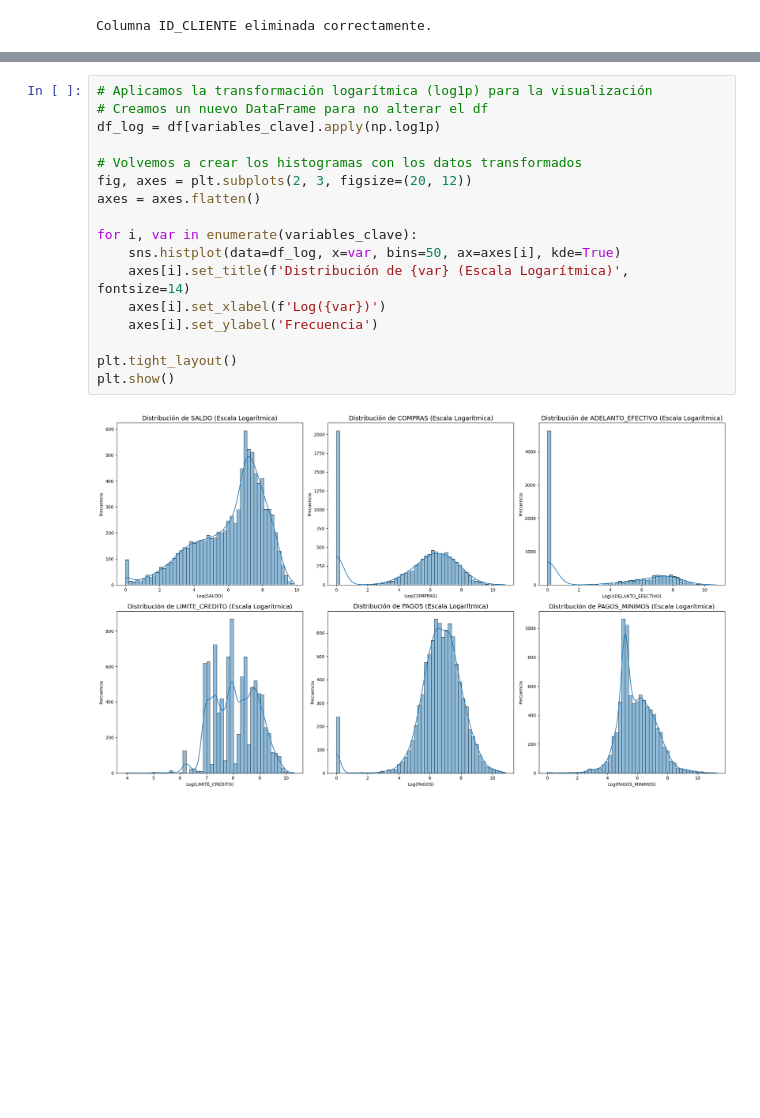
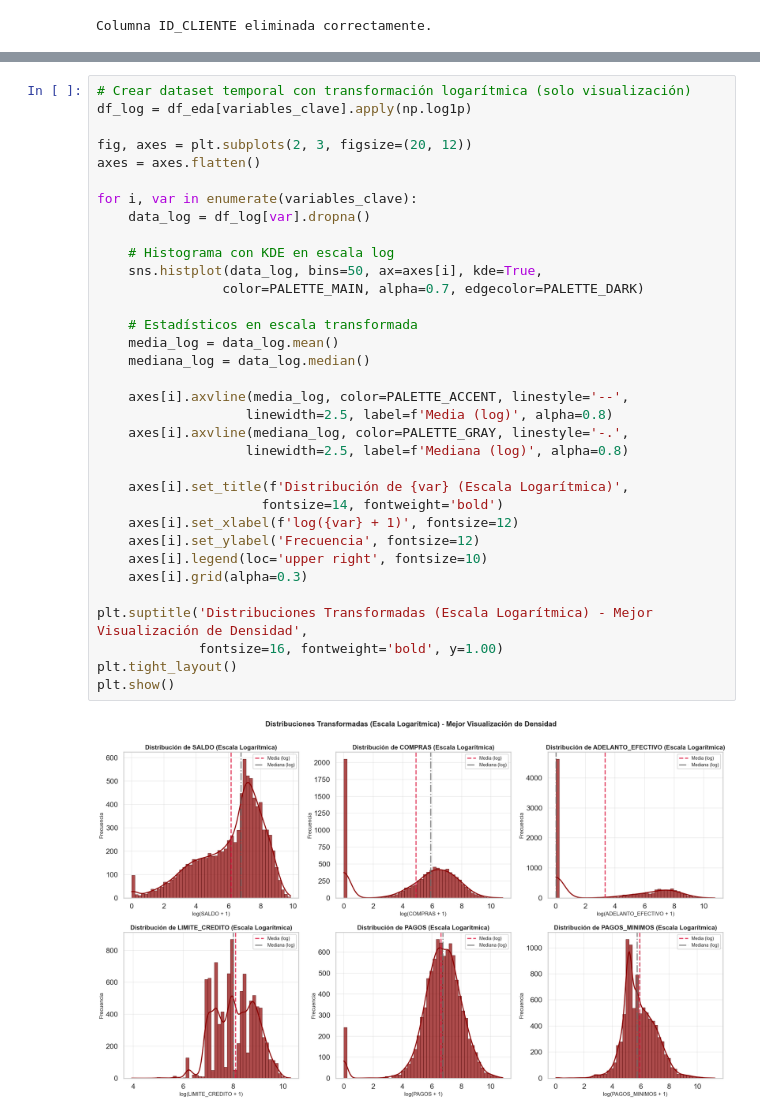
Before and after one commit to MrSpain2104/cluster, a Jupyter notebook: CC_GENERAL_analysis.ipynb, the cells around one changed output, grey strips where cells are left out. Cells and saved outputs as stored; diff of their text form; blank space fills up the shorter version.

```diff
--- a/CC_GENERAL_analysis.ipynb
+++ b/CC_GENERAL_analysis.ipynb
@@ -222,19 +524,36 @@ Aplicamos escalas logarítmicas a montos altamente sesgados para entender mejor
 # %%
-# Aplicamos la transformación logarítmica (log1p) para la visualización
-# Creamos un nuevo DataFrame para no alterar el df
-df_log = df[variables_clave].apply(np.log1p)
+# Crear dataset temporal con transformación logarítmica (solo visualización)
+df_log = df_eda[variables_clave].apply(np.log1p)
 
-# Volvemos a crear los histogramas con los datos transformados
 fig, axes = plt.subplots(2, 3, figsize=(20, 12))
 axes = axes.flatten()
 
 for i, var in enumerate(variables_clave):
-    sns.histplot(data=df_log, x=var, bins=50, ax=axes[i], kde=True)
-    axes[i].set_title(f'Distribución de {var} (Escala Logarítmica)', fontsize=14)
-    axes[i].set_xlabel(f'Log({var})')
-    axes[i].set_ylabel('Frecuencia')
+    data_log = df_log[var].dropna()
 
+    # Histograma con KDE en escala log
+    sns.histplot(data_log, bins=50, ax=axes[i], kde=True,
+                color=PALETTE_MAIN, alpha=0.7, edgecolor=PALETTE_DARK)
+
+    # Estadísticos en escala transformada
+    media_log = data_log.mean()
+    mediana_log = data_log.median()
+
+    axes[i].axvline(media_log, color=PALETTE_ACCENT, linestyle='--',
+                   linewidth=2.5, label=f'Media (log)', alpha=0.8)
+    axes[i].axvline(mediana_log, color=PALETTE_GRAY, linestyle='-.',
+                   linewidth=2.5, label=f'Mediana (log)', alpha=0.8)
+
+    axes[i].set_title(f'Distribución de {var} (Escala Logarítmica)',
+                     fontsize=14, fontweight='bold')
+    axes[i].set_xlabel(f'log({var} + 1)', fontsize=12)
+    axes[i].set_ylabel('Frecuencia', fontsize=12)
+    axes[i].legend(loc='upper right', fontsize=10)
+    axes[i].grid(alpha=0.3)
+
+plt.suptitle('Distribuciones Transformadas (Escala Logarítmica) - Mejor Visualización de Densidad',
+             fontsize=16, fontweight='bold', y=1.00)
 plt.tight_layout()
 plt.show()
 # %% [output]
-[figure, old version]
+[figure, new version]
```
Also changed, not shown: parts of 36 cells of this notebook, 2 other files.
